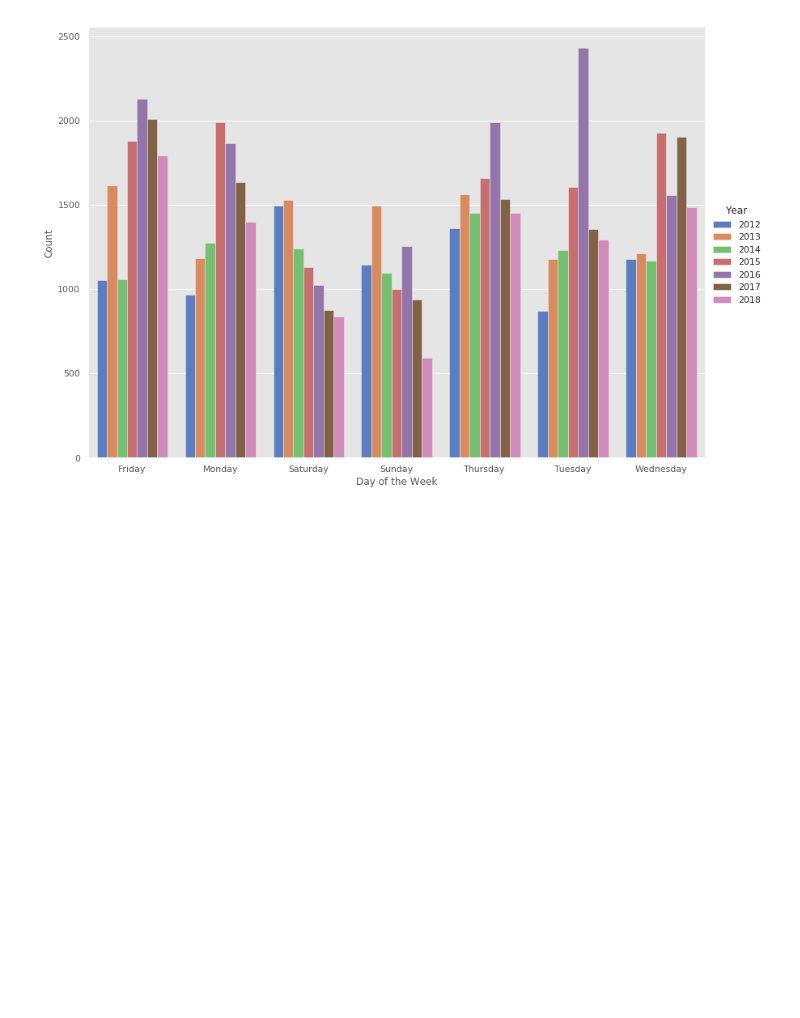
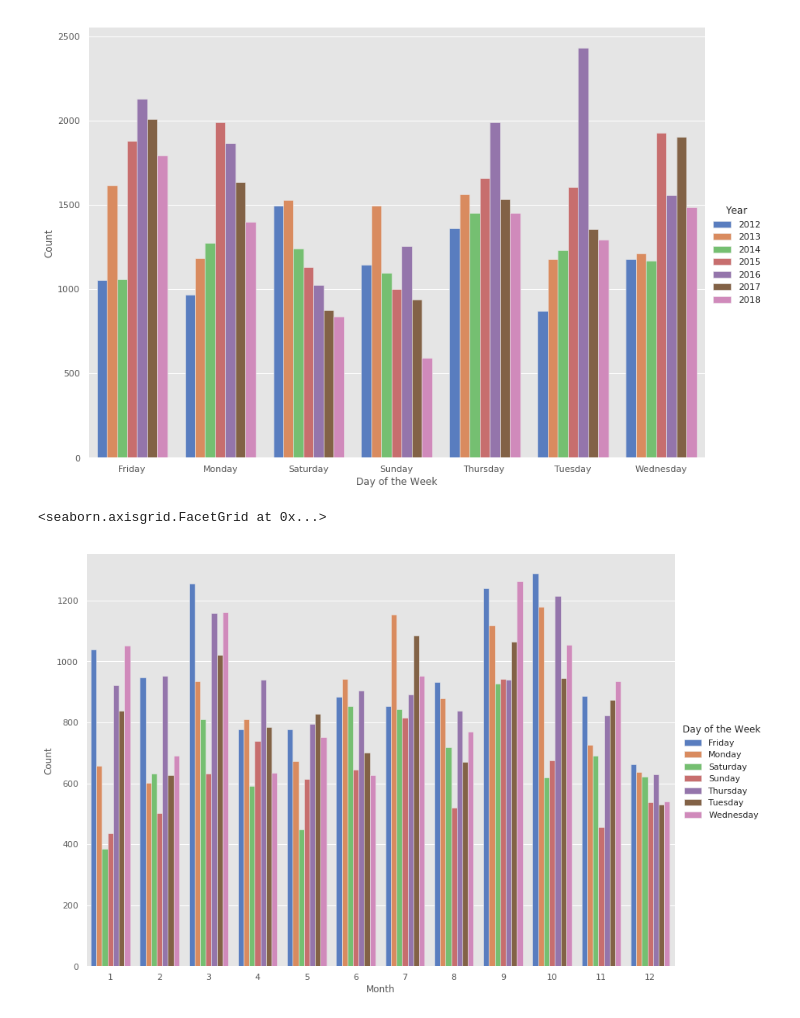
Before and after one commit to pabloarshid/playingwithlastfmdata, a Jupyter notebook: Untitled.ipynb, the cells around one changed output. Cells and saved outputs as stored; diff of their text form; code cells hidden in the pictures; blank space fills up the shorter version.

```diff
--- a/Untitled.ipynb
+++ b/Untitled.ipynb
@@ -179,3 +171,13 @@ sns.catplot("Day of the Week","Count", "Year", data=dotw, kind="bar", palette="m
 # %% [output]
 <seaborn.axisgrid.FacetGrid at 0x...>
 [figure]
+# %%
+dotwmonth = lastfm.groupby('Day of the Week').Month.value_counts()
+dotwmonth.to_frame().Month
+dotwmonth = dotwmonth.reset_index(level=["Day of the Week"])
+dotwmonth = dotwmonth.rename(columns={'Month': 'Count'})
+dotwmonth.reset_index(level=0, inplace=True)
+sns.catplot("Month","Count","Day of the Week", data=dotwmonth, kind="bar", palette="muted",height=8.27, aspect=11.7/8.27)
+# %% [output]
+<seaborn.axisgrid.FacetGrid at 0x...>
+[figure, added]
```
Also changed, not shown: parts of 3 cells of this notebook, 3 other files.
